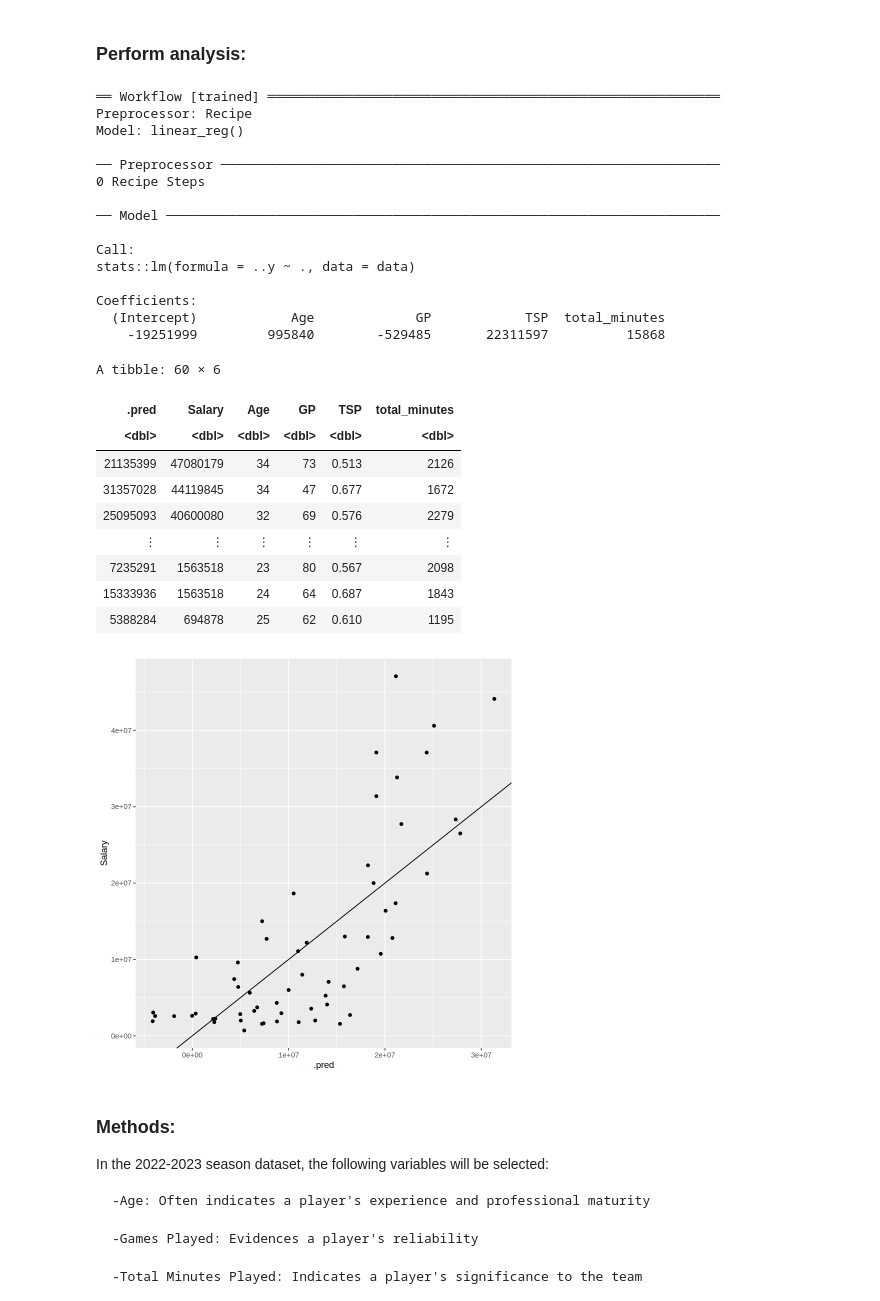
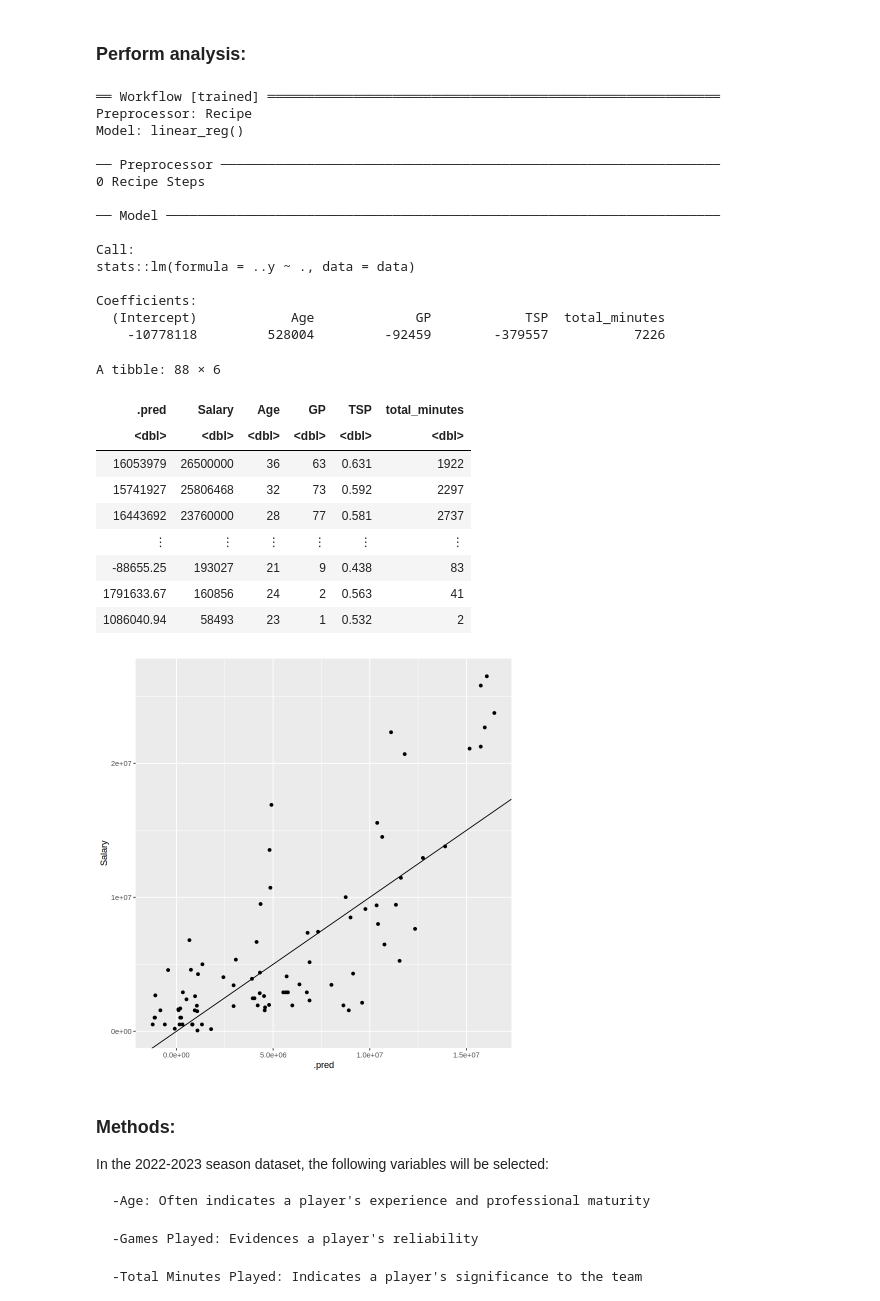
Before and after one commit to Kotaro16/DSCI_100_Group_Project, a Jupyter notebook: nba_22_23_proposal.ipynb, the cells around one changed output. Saved outputs shown, nothing was run; the diff lists cells and outputs as text; code cells hidden in the pictures.

```diff
--- a/nba_22_23_proposal.ipynb
+++ b/nba_22_23_proposal.ipynb
@@ -89,14 +94,10 @@ A tibble: 467 × 12
 | RaiQuan Gray | 5849 | PF | 23 | 1 | 0 | 35 | 16 | 0.583 | 0.621 | 0.1 | ... |
 | Jacob Gilyard | 5849 | PG | 24 | 1 | 0 | 41 | 3 | 0.500 | 0.500 | 0.1 | ... |
 # %%
-nba_filter_test<-nba_selected |>
-                filter(abs(Salary - mean(Salary)) < 2.5 * sd(Salary)) |>
-                select(Salary, Age, GP, TSP, total_minutes)|>
-                drop_na()
+nba_filtered <- nba_selected |>
+                   filter(abs(Salary - mean(Salary)) < 2 * sd(Salary)) |>
+                   select(Salary, Age, GP, TSP, total_minutes)|>
+                   drop_na()
 
-nba_filter_test
-
-summarize(nba_filter_test,
-          "Number of observations" = nrow(nba_filter_test),
-          "Rows with missing data" = sum(is.na(nba_filter_test)))
+nba_filtered
 # %% [output]
@@ -272,7 +184,7 @@ nba_salary_TSP_plot
 ### Perform analysis:
 # %%
 set.seed(1)
-nba_split <- initial_split(nba_filtered2, prop = 0.8, strata = Salary)
+nba_split <- initial_split(nba_filtered, prop = 0.8, strata = Salary)
 nba_training <- training(nba_split) #training data
 nba_testing <- testing(nba_split) #testing data
 # %%
@@ -286,7 +198,6 @@ nba_fit <- workflow() |> #build the workflow and fit the model
 add_recipe(nba_recipe) |>
 add_model(nba_spec) |>
 fit(data = nba_training)
-
 nba_fit
 # %% [output]
 ══ Workflow [trained] ══════════════════════════════════════════════════════════
@@ -303,31 +214,31 @@ stats::lm(formula = ..y ~ ., data = data)
 
 Coefficients:
   (Intercept)            Age             GP            TSP  total_minutes
-    -19251999         995840        -529485       22311597          15868
+    -10778118         528004         -92459        -379557           7226
 # %%
-nba_test_results <- nba_fit |>
+nba_test_result <- nba_fit |>
   predict(nba_testing) |>
   bind_cols(nba_testing)
-nba_test_results
+nba_test_result
 # %% [output]
-A tibble: 60 × 6
+A tibble: 88 × 6
 | .pred | Salary | Age | GP | TSP | total_minutes |
 | <dbl> | <dbl> | <dbl> | <dbl> | <dbl> | <dbl> |
-| 21135399 | 47080179 | 34 | 73 | 0.513 | 2126 |
-| 31357028 | 44119845 | 34 | 47 | 0.677 | 1672 |
-| 25095093 | 40600080 | 32 | 69 | 0.576 | 2279 |
+| 16053979 | 26500000 | 36 | 63 | 0.631 | 1922 |
+| 15741927 | 25806468 | 32 | 73 | 0.592 | 2297 |
+| 16443692 | 23760000 | 28 | 77 | 0.581 | 2737 |
 | ⋮ | ⋮ | ⋮ | ⋮ | ⋮ | ⋮ |
-| 7235291 | 1563518 | 23 | 80 | 0.567 | 2098 |
-| 15333936 | 1563518 | 24 | 64 | 0.687 | 1843 |
-| 5388284 | 694878 | 25 | 62 | 0.610 | 1195 |
+| -88655.25 | 193027 | 21 | 9 | 0.438 | 83 |
+| 1791633.67 | 160856 | 24 | 2 | 0.563 | 41 |
+| 1086040.94 | 58493 | 23 | 1 | 0.532 | 2 |
 # %%
-nba_test_results_plot <- ggplot(nba_test_results, aes(x=.pred,y=Salary)) +
+nba_test_results_plot <- ggplot(nba_test_result, aes(x=.pred,y=Salary)) +
                                geom_point()+
                                 geom_abline(slope=1,intercept=0)
 
 nba_test_results_plot
 # %% [output]
-[figure, old version]
+[figure, new version]
 # %% [markdown]
 ### Methods:
 In the 2022-2023 season dataset, the following variables will be selected:
```
Also changed, not shown: parts of 8 cells of this notebook.
